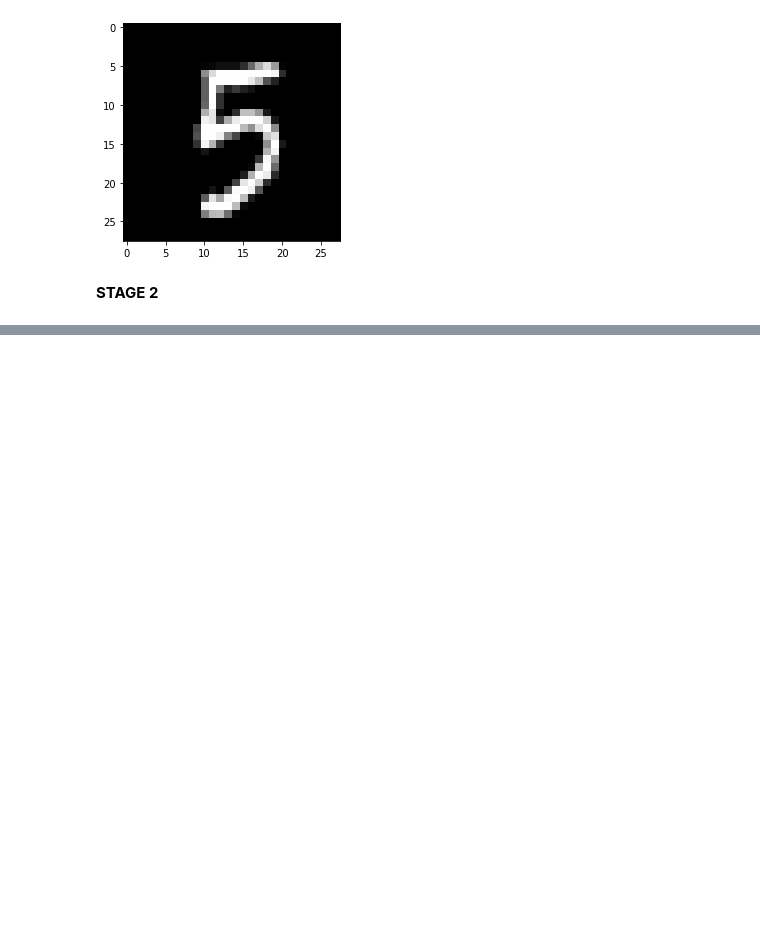
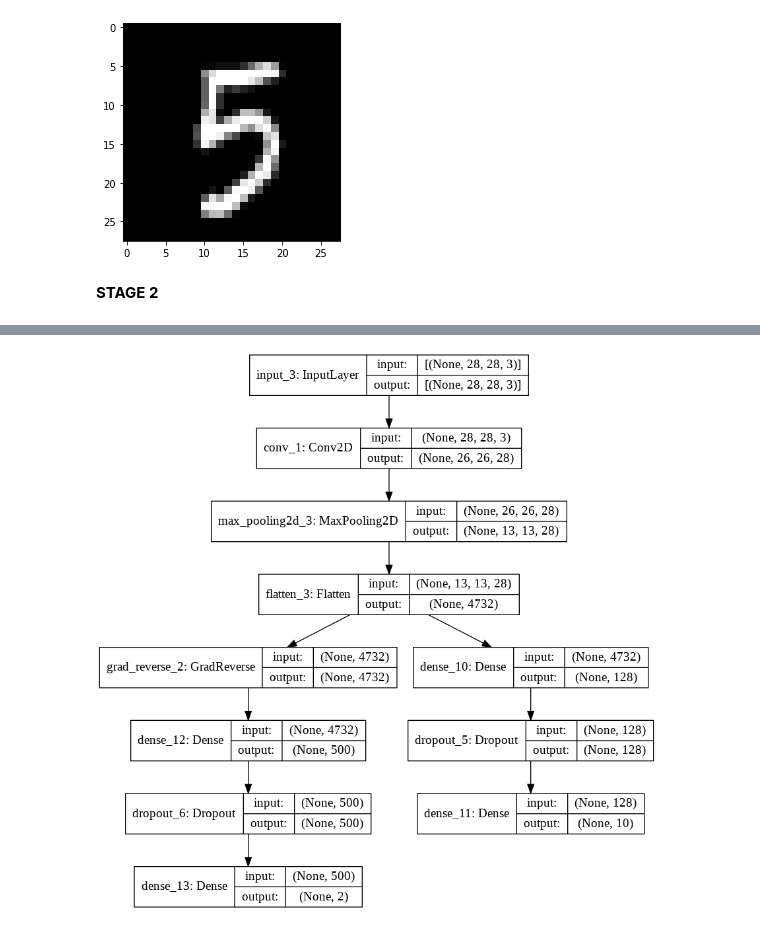
Before and after one commit to vvekraman/Missing-Class-Robust-Domain-Adaptation-by-Unilateral-Alignment, a Jupyter notebook: Implementation_DAUA.ipynb, the cells around one changed output, grey strips where cells are left out. Drawn from its saved outputs; the diff is of its cells as text; code cells hidden in the pictures; blank space fills up the shorter version.

```diff
--- a/Implementation_DAUA.ipynb
+++ b/Implementation_DAUA.ipynb
@@ -188,3 +209,19 @@ def flip_gradient(x, l=1.0):
+# %%
+@tf.custom_gradient
+def grad_reverse(x):
+  y = tf.identity(x)
+  def custom_grad(dy):
+    return -dy
+  return y, custom_grad
+# %%
+class GradReverse(tf.keras.layers.Layer):
+    def __init__(self):
+        super().__init__()
+
+    def call(self, x):
+        return grad_reverse(x)
+
+flip_grad = GradReverse()
 # %%
 # STAGE 2
 
@@ -199,14 +236,13 @@ def net_s2(input_shape):
   # classifier
   out = Dense(128, activation=tf.nn.relu)(features_s2)
   out = Dropout(0.2)(out)
-  out = Dense(10,activation=tf.nn.softmax)(out)
-  out_classf = tf.nn.softmax(out)
+  out_classf = Dense(10)(out)
 
   # discriminator
-  dom = Dense(500, activation=tf.nn.relu)(flip_gradient(features_s2))
+  flipg = flip_grad(features_s2)
+  dom = Dense(500, activation=tf.nn.relu)(flipg)  #flip_gradient(features_s2)
   dom = Dropout(0.2)(dom)
-  dom = Dense(2,activation=tf.nn.softmax)(dom)
-  out_disc = tf.nn.softmax(dom)
+  out_disc = Dense(2)(dom)
 
   model_s2 = Model(inp, [out_classf, out_disc])
 
@@ -214,10 +250,12 @@ def net_s2(input_shape):
 # %%
 # STAGE 2 model
 model_s2 = net_s2(input_shape)
-#optimizer = tf.keras.optimizers.Adam(learning_rate=0.001)
-optimizer = tf.keras.optimizers.SGD(learning_rate=0.001, momentum=0.9)
+optimizer = tf.keras.optimizers.Adam(learning_rate=0.001)
+#optimizer = tf.keras.optimizers.SGD(learning_rate=0.001, momentum=0.9)
 
 # plot model
 from keras.utils.vis_utils import plot_model
 plot_model(model_s2, to_file='model.png', show_shapes=True, show_layer_names=True, rankdir='TB', expand_nested=True, dpi=96)
+# %% [output]
+[figure, added]
 # %%
```
Also changed, not shown: parts of 17 cells of this notebook.
